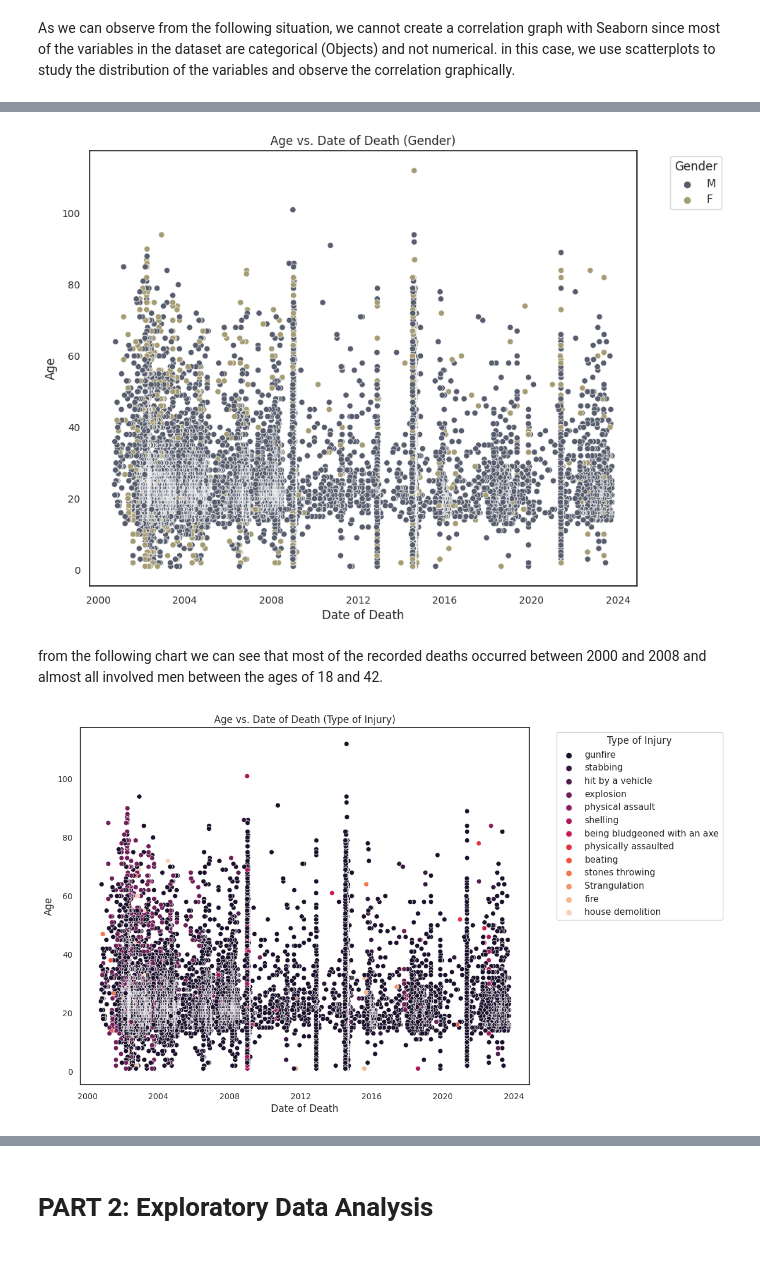
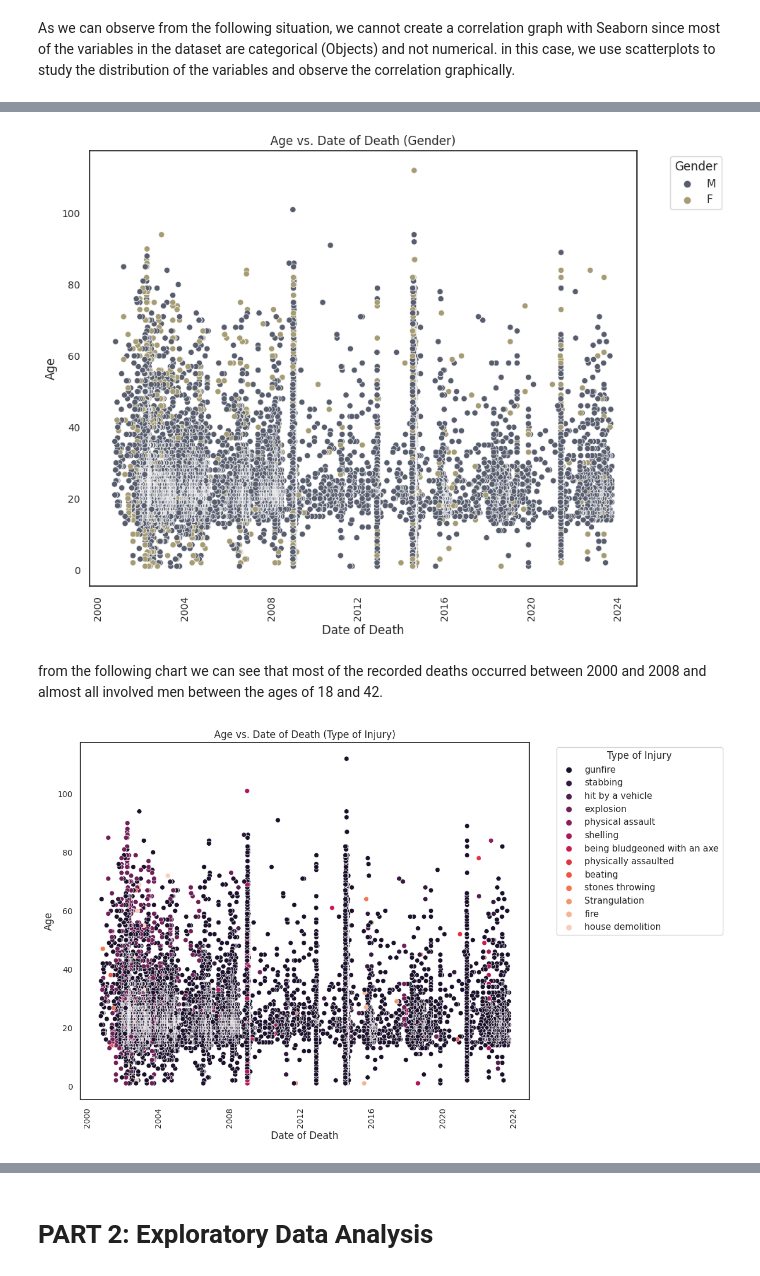
Before and after one commit to exdsgift/IPC-MideastAnalytics, a Jupyter notebook: Fatalities_Project.ipynb, the cells around one changed output, grey strips where cells are left out. Cells and saved outputs as stored; diff of their text form; code cells hidden in the pictures.

```diff
--- a/Fatalities_Project.ipynb
+++ b/Fatalities_Project.ipynb
@@ -276,17 +276,17 @@ plt.show()
 # %%
 plt.figure(figsize=(10, 8))
 sns.scatterplot(data = fatalities_df, x = 'date_of_death', y= 'age', hue='gender', palette='cividis')
 plt.xlabel('Date of Death')
 plt.ylabel('Age')
 plt.title('Age vs. Date of Death (Gender)')
-plt.xticks(rotation = 0, fontsize=10)
+plt.xticks(rotation = 'vertical', fontsize=10)
 plt.yticks(rotation = 0, fontsize=10)
 
 plt.legend(title='Gender', bbox_to_anchor=(1.05, 1), loc='upper left')
 
 plt.show()
 # %% [output]
-[figure, old version]
+[figure, new version]
 # %% [markdown]
 from the following chart we can see that most of the recorded deaths occurred between 2000 and 2008 and almost all involved men between the ages of 18 and 42.
 # %%
@@ -295,14 +295,14 @@ sns.scatterplot(data = fatalities_df, x = 'date_of_death', y= 'age', hue='type_o
 plt.xlabel('Date of Death')
 plt.ylabel('Age')
 plt.title('Age vs. Date of Death (Type of Injury)')
-plt.xticks(rotation = 0, fontsize=10)
+plt.xticks(rotation = 'vertical', fontsize=10)
 plt.yticks(rotation = 0, fontsize=10)
 
 plt.legend(title='Type of Injury', bbox_to_anchor=(1.05, 1), loc='upper left')
 
 plt.show()
 # %% [output]
-[figure, old version]
+[figure, new version]
 # %%
 plt.figure(figsize=(10, 8))
 sns.scatterplot(data = fatalities_df, x = 'date_of_death', y= 'age', hue='citizenship', palette='Set2')
```
Also changed, not shown: parts of 12 cells of this notebook.
